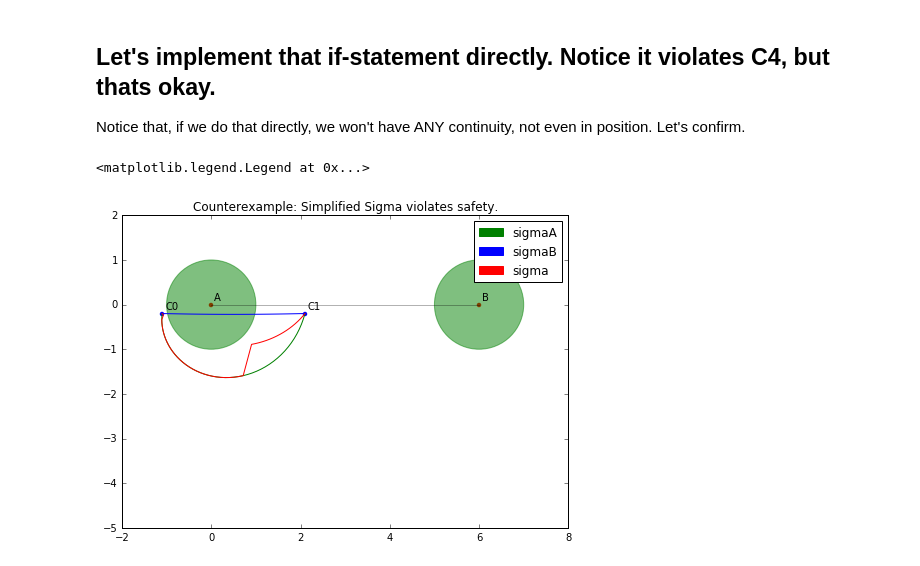
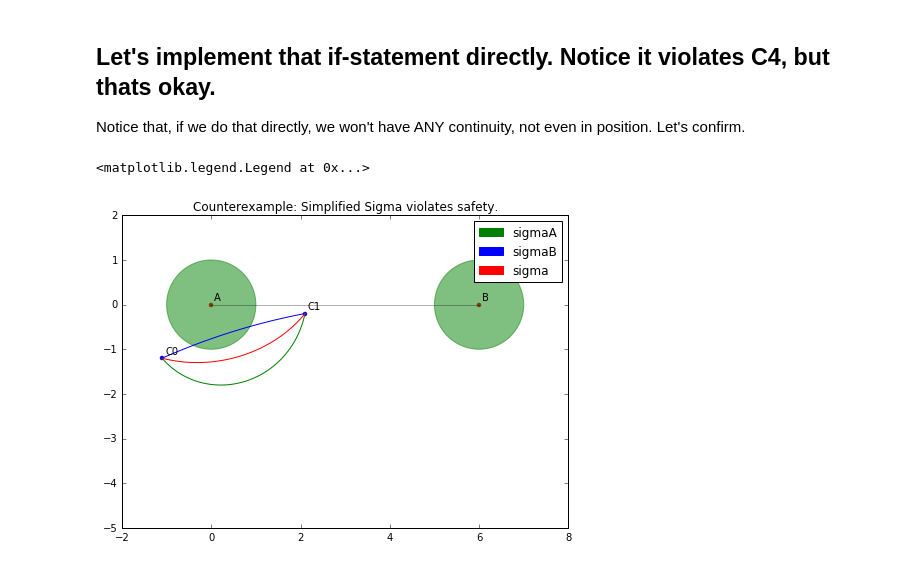
Before and after one commit to njoubert/spooky, a Jupyter notebook: experiments/ipython/NJ - 09 - Designing a position interpolation scheme that satisfies minimum distance.ipynb, the cells around one changed output. Drawn from its saved outputs; the diff is of its cells as text; code cells hidden in the pictures.

```diff
--- a/experiments/ipython/NJ - 09 - Designing a position interpolation scheme that satisfies minimum distance.ipynb
+++ b/experiments/ipython/NJ - 09 - Designing a position interpolation scheme that satisfies minimum distance.ipynb
@@ -135,7 +142,7 @@ Notice that, if we do that directly, we won't have ANY continuity, not even in p
 min_dist = 1                    # let's set a minimum distance of 1m
 PA_1 = toric.Vector3(0,0,0)     # person A position
 PB_1 = toric.Vector3(6,0,0)     # person B position
-C_0 = toric.Vector3(-1.1,-0.2,0)  # Starting camera position is *outside* of PA_1
+C_0 = toric.Vector3(-1.1,-1.2,0)  # Starting camera position is *outside* of PA_1
 C_1 = toric.Vector3( 2.1,-0.2,0)    # Ending camera position
 # %%
 # Create Numpy arrays
@@ -174,31 +181,32 @@ def calc_weight(sigma_i, sigma_j, i, j):
     def silly_map(sigmas):
         sigmaiu = sigmas[0:3]
         sigmaju = sigmas[3:6]
+        return 0.5
         if la.norm(sigmaju - i) < min_dist:
             return 1
         elif la.norm(sigmaiu - j) < min_dist:
             return 0
         else:
             return 0.5
 
     return np.apply_along_axis(silly_map, axis=1, arr=np.c_[sigma_i, sigma_j])
 
 wA = calc_weight(sigmaA, sigmaB, A, B)
 wB = calc_weight(sigmaB, sigmaA, B, A)
 
 sigma = (wA[:,np.newaxis]*sigmaA + wB[:,np.newaxis]*sigmaB)
 
 
 drawSetup(fudgeY_neg=5)
 plt.plot(sigmaA[:,0],sigmaA[:,1], c="green")
 plt.plot(sigmaB[:,0],sigmaB[:,1], c="blue")
 plt.plot(sigma[:,0], sigma[:,1],  c="red")
 plt.title("Counterexample: Simplified Sigma violates safety.")
 
 sA_legend = mpatches.Patch(color="green", label="sigmaA")
 sB_legend = mpatches.Patch(color="blue", label="sigmaB")
 S_legend  = mpatches.Patch(color="red", label="sigma")
 plt.legend(handles=[sA_legend,sB_legend,S_legend])
 # %% [output]
 <matplotlib.legend.Legend at 0x...>
-[figure, old version]
+[figure, new version]
```
Also changed, not shown: parts of 6 cells of this notebook.
